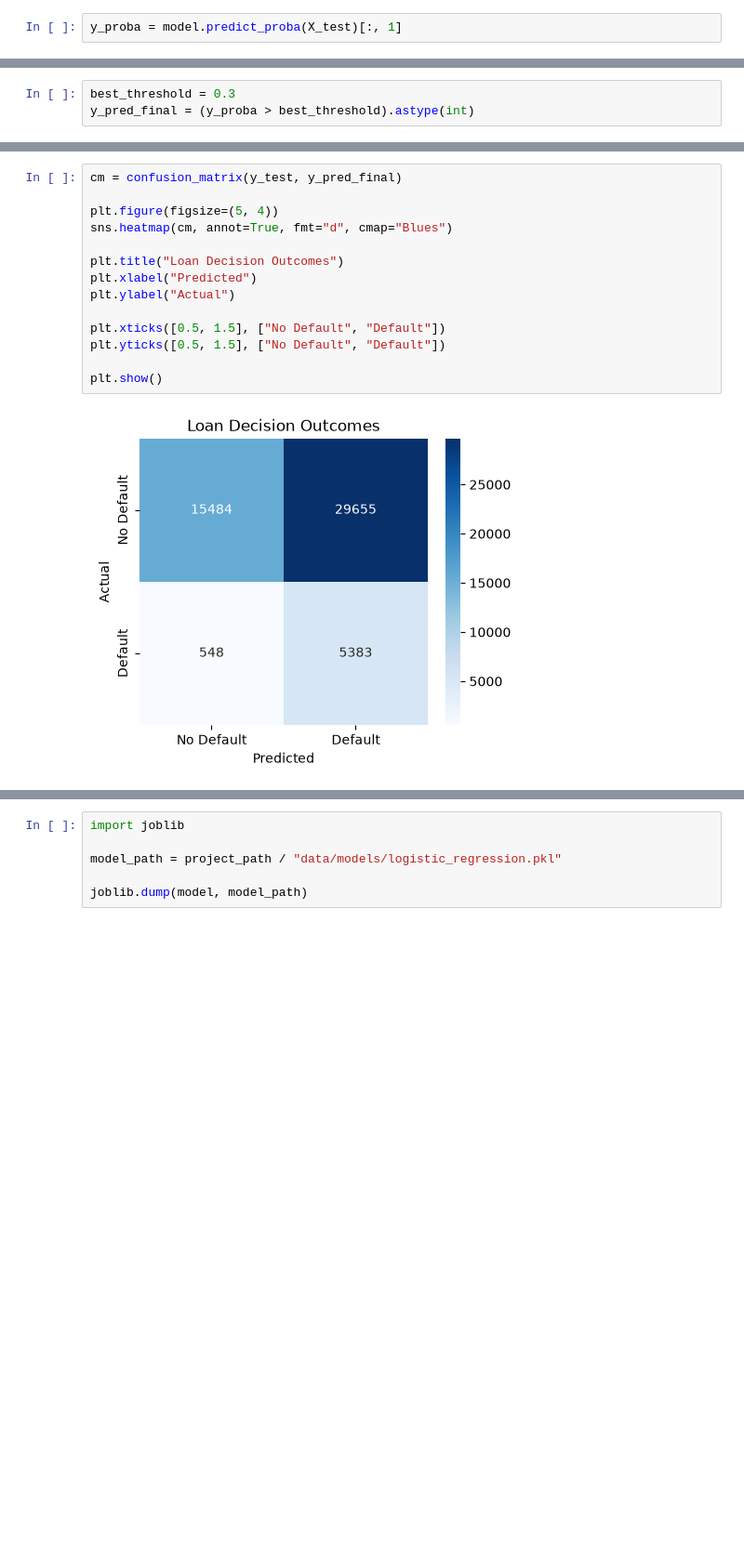
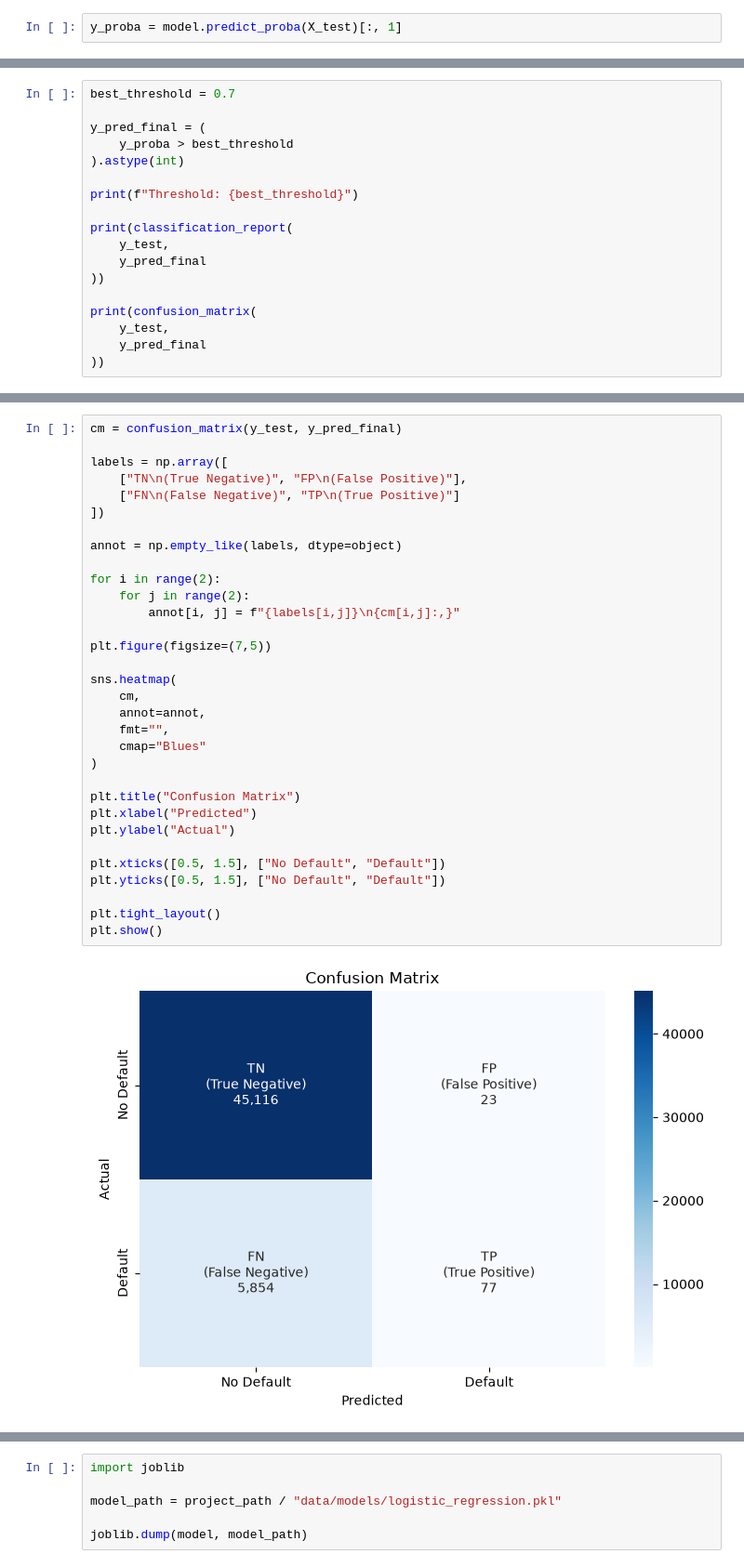
Before and after one commit to IrinaEkb/Loan_Default, a Jupyter notebook: notebooks/03_model_preparation.ipynb, the cells around one changed output, grey strips where cells are left out. Shown at 93% size. Saved outputs shown, nothing was run; the diff lists cells and outputs as text; blank space fills up the shorter version.

```diff
--- a/notebooks/03_model_preparation.ipynb
+++ b/notebooks/03_model_preparation.ipynb
@@ -79,3 +85,18 @@ pd.DataFrame({
 # %%
-best_threshold = 0.3
-y_pred_final = (y_proba > best_threshold).astype(int)
+best_threshold = 0.7
+
+y_pred_final = (
+    y_proba > best_threshold
+).astype(int)
+
+print(f"Threshold: {best_threshold}")
+
+print(classification_report(
+    y_test,
+    y_pred_final
+))
+
+print(confusion_matrix(
+    y_test,
+    y_pred_final
+))
@@ -154,19 +188,37 @@ plt.show()
 # %%
 cm = confusion_matrix(y_test, y_pred_final)
 
-plt.figure(figsize=(5, 4))
-sns.heatmap(cm, annot=True, fmt="d", cmap="Blues")
+labels = np.array([
+    ["TN\n(True Negative)", "FP\n(False Positive)"],
+    ["FN\n(False Negative)", "TP\n(True Positive)"]
+])
 
-plt.title("Loan Decision Outcomes")
+annot = np.empty_like(labels, dtype=object)
+
+for i in range(2):
+    for j in range(2):
+        annot[i, j] = f"{labels[i,j]}\n{cm[i,j]:,}"
+
+plt.figure(figsize=(7,5))
+
+sns.heatmap(
+    cm,
+    annot=annot,
+    fmt="",
+    cmap="Blues"
+)
+
+plt.title("Confusion Matrix")
 plt.xlabel("Predicted")
 plt.ylabel("Actual")
 
 plt.xticks([0.5, 1.5], ["No Default", "Default"])
 plt.yticks([0.5, 1.5], ["No Default", "Default"])
 
+plt.tight_layout()
 plt.show()
 # %% [output]
-[figure, old version]
+[figure, new version]
 # %%
 thresholds = np.arange(0.1, 0.9, 0.05)
 
```
Also changed, not shown: parts of 9 cells of this notebook, 2 other files.
